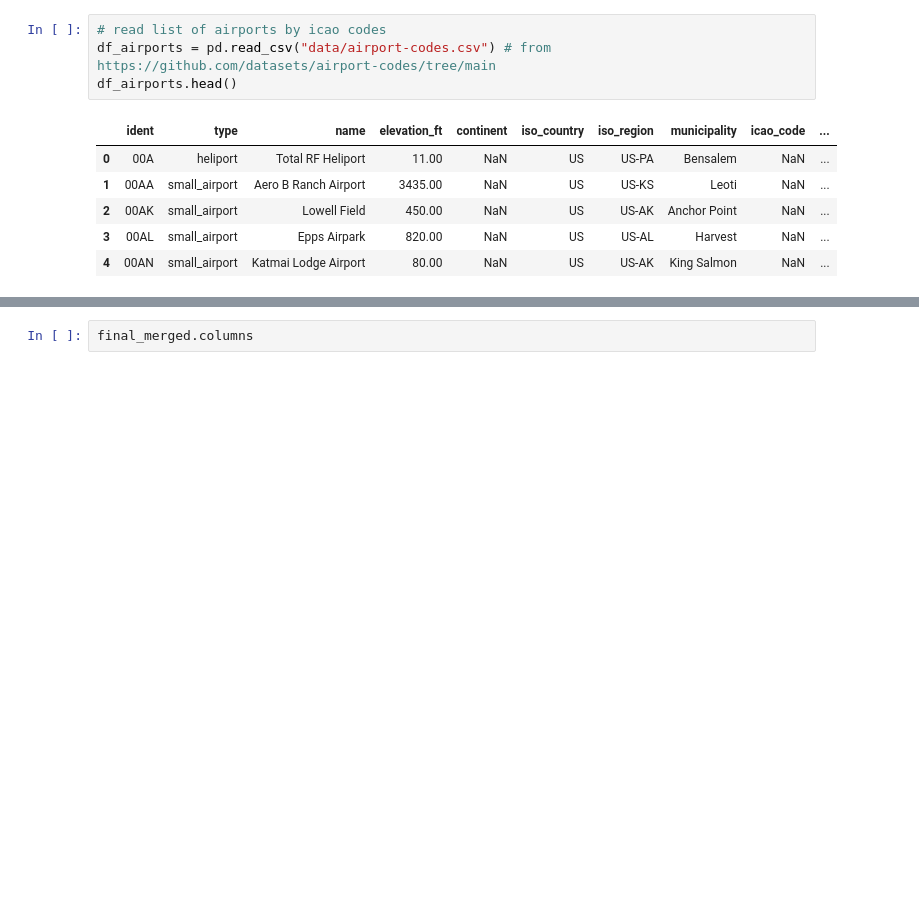
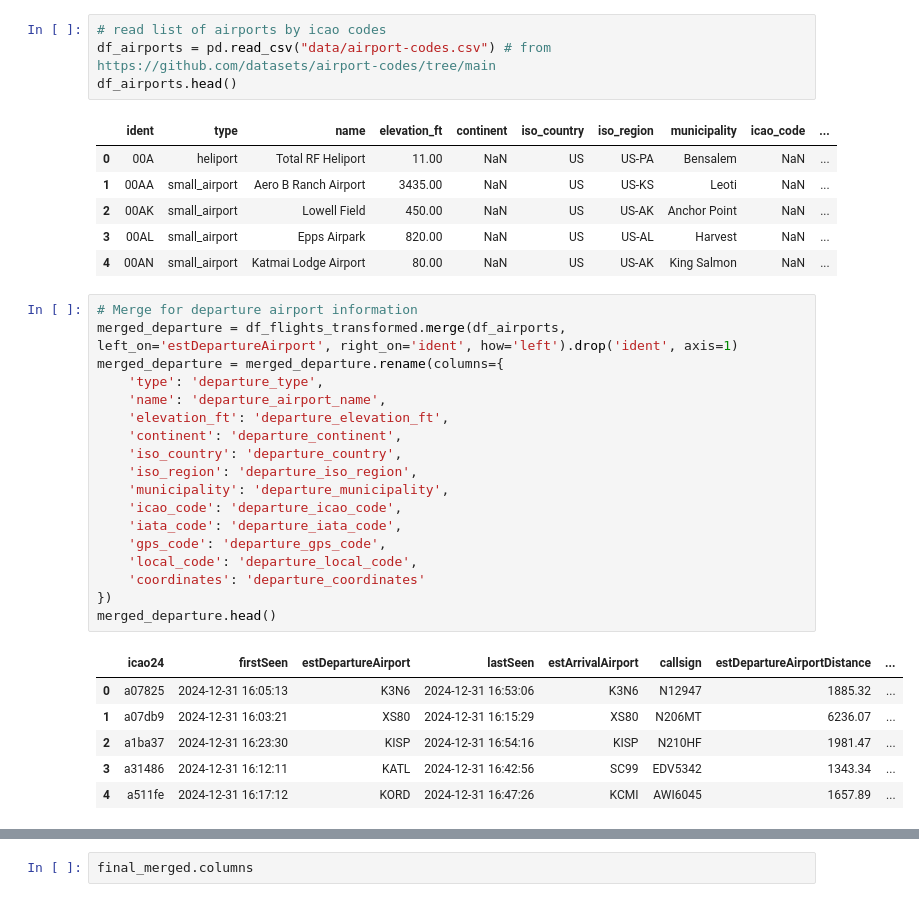
Before and after one commit to nxbfuentes/Noel_DataEngineering_Project_1, a Jupyter notebook: etl.ipynb, the cells around one changed output, grey strips where cells are left out. Drawn from its saved outputs; the diff is of its cells as text; blank space fills up the shorter version.

Commit message:
fixed merged dataframe transformations

```diff
--- a/etl.ipynb
+++ b/etl.ipynb
@@ -90,3 +90,28 @@ df_airports.head()
 | 2 | 00AK | small_airport | Lowell Field | 450.00 | NaN | US | US-AK | Anchor Point | NaN | ... |
 | 3 | 00AL | small_airport | Epps Airpark | 820.00 | NaN | US | US-AL | Harvest | NaN | ... |
 | 4 | 00AN | small_airport | Katmai Lodge Airport | 80.00 | NaN | US | US-AK | King Salmon | NaN | ... |
+# %%
+# Merge for departure airport information
+merged_departure = df_flights_transformed.merge(df_airports, left_on='estDepartureAirport', right_on='ident', how='left').drop('ident', axis=1)
+merged_departure = merged_departure.rename(columns={
+    'type': 'departure_type',
+    'name': 'departure_airport_name',
+    'elevation_ft': 'departure_elevation_ft',
+    'continent': 'departure_continent',
+    'iso_country': 'departure_country',
+    'iso_region': 'departure_iso_region',
+    'municipality': 'departure_municipality',
+    'icao_code': 'departure_icao_code',
+    'iata_code': 'departure_iata_code',
+    'gps_code': 'departure_gps_code',
+    'local_code': 'departure_local_code',
+    'coordinates': 'departure_coordinates'
+})
+merged_departure.head()
+# %% [output]
+|  | icao24 | firstSeen | estDepartureAirport | lastSeen | estArrivalAirport | callsign | estDepartureAirportDistance | ... |
+| 0 | a07825 | 2024-12-31 16:05:13 | K3N6 | 2024-12-31 16:53:06 | K3N6 | N12947 | 1885.32 | ... |
+| 1 | a07db9 | 2024-12-31 16:03:21 | XS80 | 2024-12-31 16:15:29 | XS80 | N206MT | 6236.07 | ... |
+| 2 | a1ba37 | 2024-12-31 16:23:30 | KISP | 2024-12-31 16:54:16 | KISP | N210HF | 1981.47 | ... |
+| 3 | a31486 | 2024-12-31 16:12:11 | KATL | 2024-12-31 16:42:56 | SC99 | EDV5342 | 1343.34 | ... |
+| 4 | a511fe | 2024-12-31 16:17:12 | KORD | 2024-12-31 16:47:26 | KCMI | AWI6045 | 1657.89 | ... |
```
Also changed, not shown: parts of 9 cells of this notebook.
